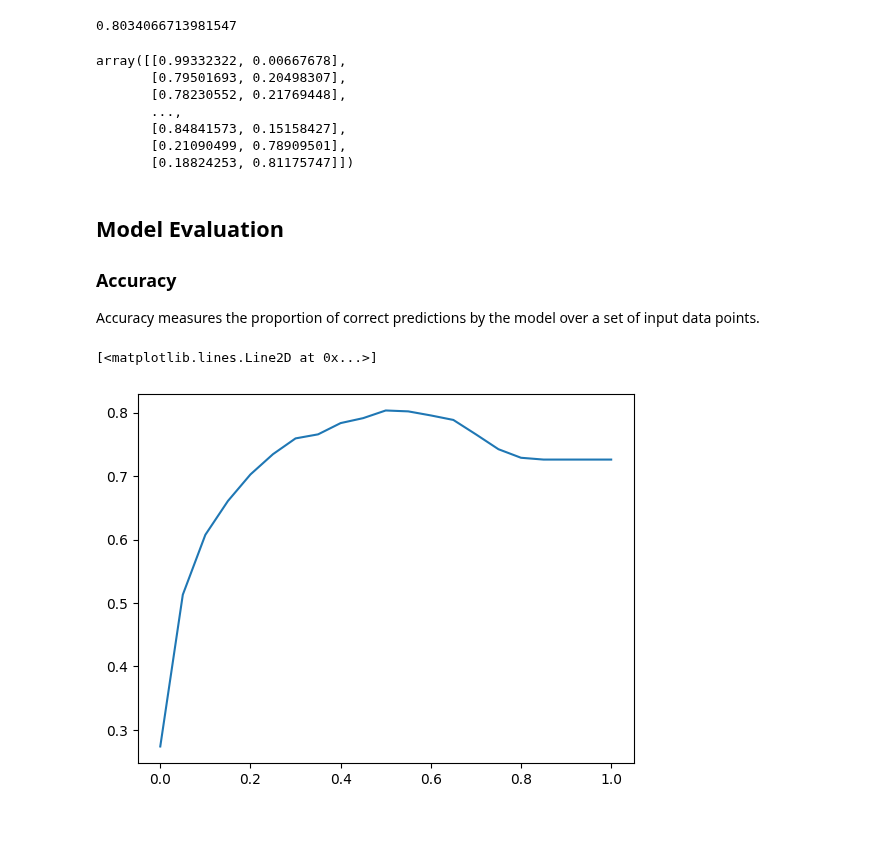
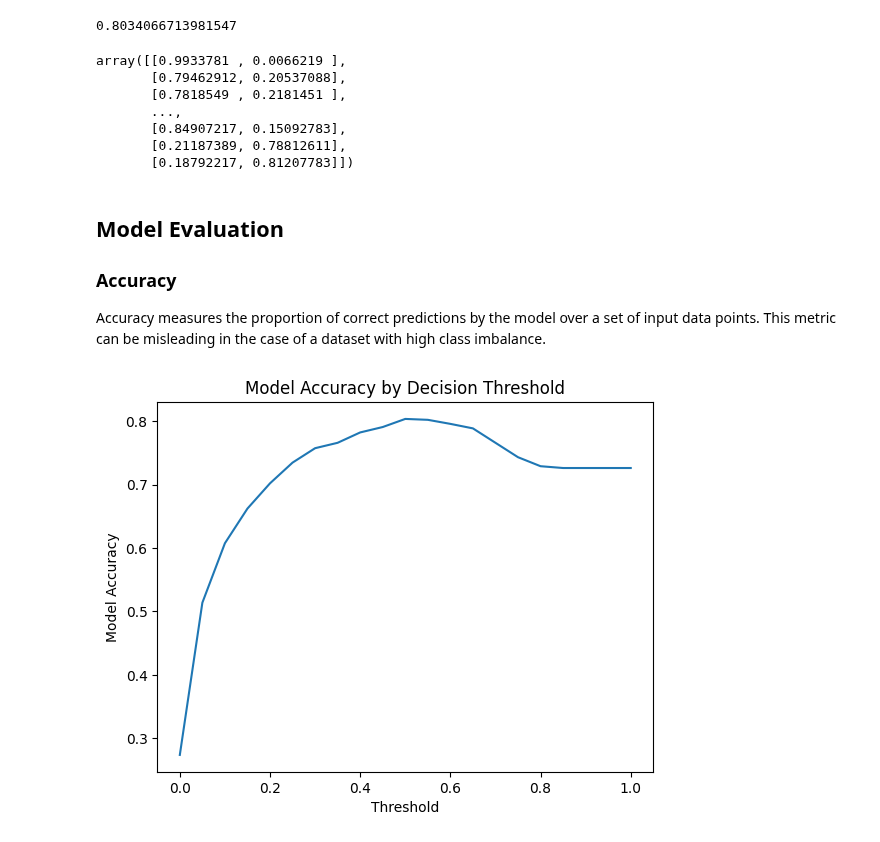
Before and after one commit to ArmandWinant/ml-zoomcamp, a Jupyter notebook: 04-evaluation-metrics/customer_churn.ipynb, the cells around one changed output. Saved outputs shown, nothing was run; the diff lists cells and outputs as text; code cells hidden in the pictures.

```diff
--- a/04-evaluation-metrics/customer_churn.ipynb
+++ b/04-evaluation-metrics/customer_churn.ipynb
@@ -300,8 +301,8 @@ def encode_vars(df: pd.DataFrame, dv: DictVectorizer = None):
 
   return df_encoded, dv
 # %%
-df_train, dv = encode_categorical_vars(df_train)
-df_val, _ = encode_categorical_vars(df_val, dv)
+df_train, dv = encode_vars(df_train)
+df_val, _ = encode_vars(df_val, dv)
 # %%
 print(df_train.shape)
 print(df_val.shape)
@@ -331,28 +332,33 @@ df_pred.correct.mean()
 # %%
 model.predict_proba(df_val)
 # %% [output]
-array([[0.99332322, 0.00667678],
-       [0.79501693, 0.20498307],
-       [0.78230552, 0.21769448],
+array([[0.9933781 , 0.0066219 ],
+       [0.79462912, 0.20537088],
+       [0.7818549 , 0.2181451 ],
        ...,
-       [0.84841573, 0.15158427],
-       [0.21090499, 0.78909501],
-       [0.18824253, 0.81175747]])
+       [0.84907217, 0.15092783],
+       [0.21187389, 0.78812611],
+       [0.18792217, 0.81207783]])
 # %% [markdown]
 ## Model Evaluation
 ### Accuracy
 Accuracy measures the proportion of correct predictions by the model over a set of input data points.
+This metric can be misleading in the case of a dataset with high class imbalance.
 # %%
 thresholds = np.linspace(0, 1, 21)
 # %%
 acc_scores = []
 
 for threshold in thresholds:
-  churn_prediction = (y_pred_proba >= threshold)
-  acc = (y_val == churn_prediction).mean()
+  acc = accuracy_score(y_true=y_val, y_pred=(y_pred_proba >= threshold))
   acc_scores.append(acc)
-# %%
-plt.plot(thresholds, acc_scores)
-# %% [output]
-[<matplotlib.lines.Line2D at 0x...>]
-[figure, removed]
+# %%
+plt.plot(thresholds, acc_scores)
+
+plt.title("Model Accuracy by Decision Threshold")
+plt.xlabel("Threshold")
+plt.ylabel("Model Accuracy")
+
+plt.show()
+# %% [output]
+[figure, added]
```
Also changed, not shown: parts of 14 cells of this notebook.
